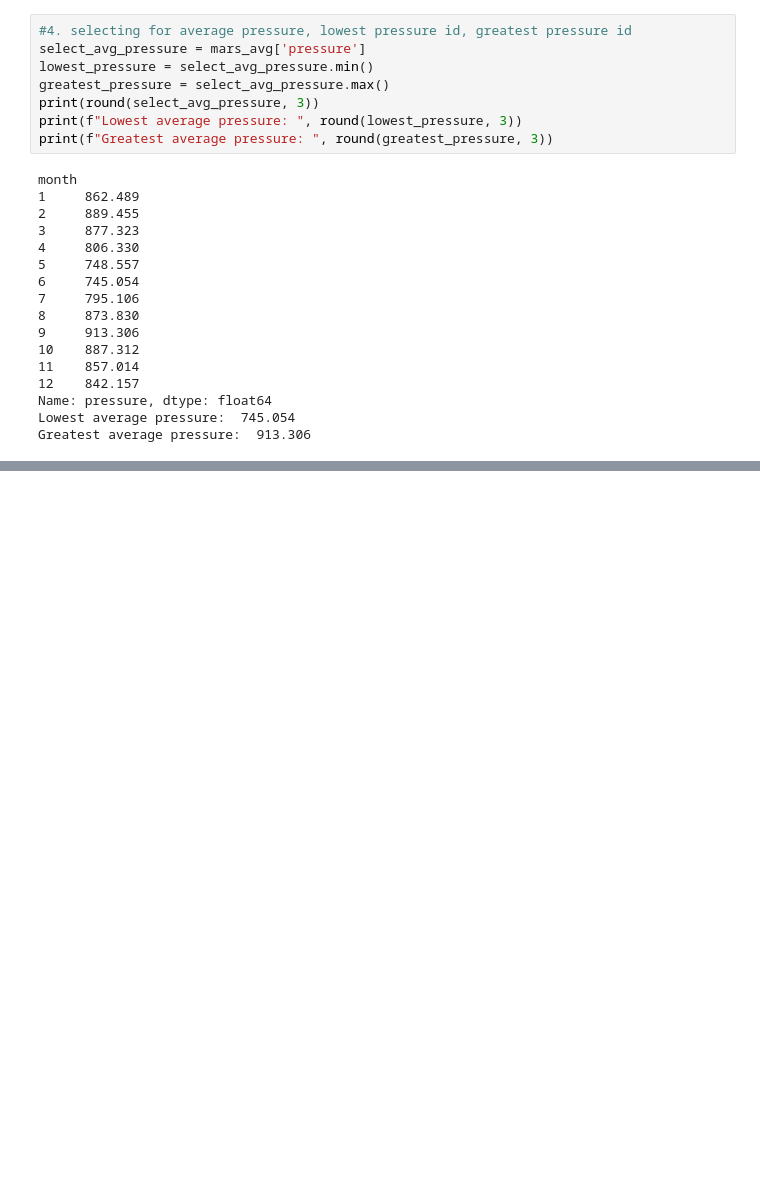
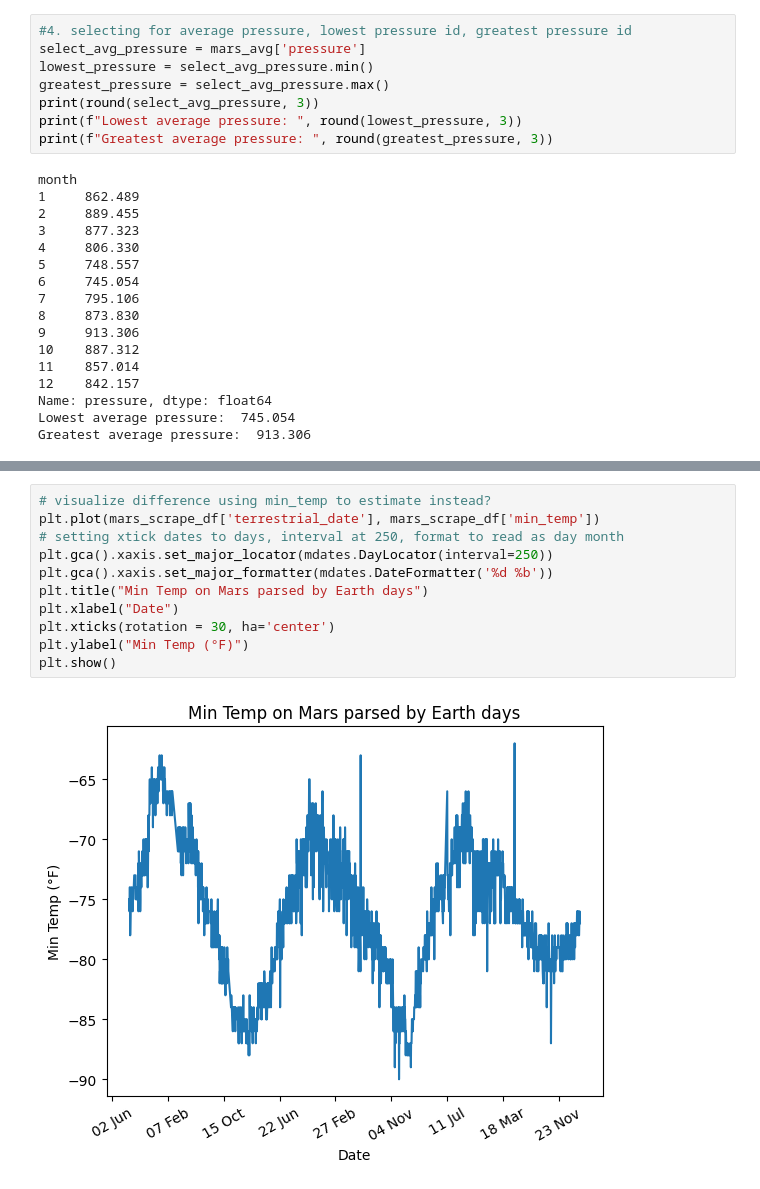
Before and after one commit to thorblock/Mod_11_Scrape, a Jupyter notebook: mars_temp_scrape.ipynb, the cells around one changed output, grey strips where cells are left out. Saved outputs shown, nothing was run; the diff lists cells and outputs as text; blank space fills up the shorter version.

```diff
--- a/mars_temp_scrape.ipynb
+++ b/mars_temp_scrape.ipynb
@@ -183,0 +208,13 @@ Greatest average pressure:  913.306
+# %%
+# visualize difference using min_temp to estimate instead?
+plt.plot(mars_scrape_df['terrestrial_date'], mars_scrape_df['min_temp'])
+# setting xtick dates to days, interval at 250, format to read as day month
+plt.gca().xaxis.set_major_locator(mdates.DayLocator(interval=250))
+plt.gca().xaxis.set_major_formatter(mdates.DateFormatter('%d %b'))
+plt.title("Min Temp on Mars parsed by Earth days")
+plt.xlabel("Date")
+plt.xticks(rotation = 30, ha='center')
+plt.ylabel("Min Temp (°F)")
+plt.show()
+# %% [output]
+[figure, added]
```
Also changed, not shown: parts of 9 cells of this notebook.
